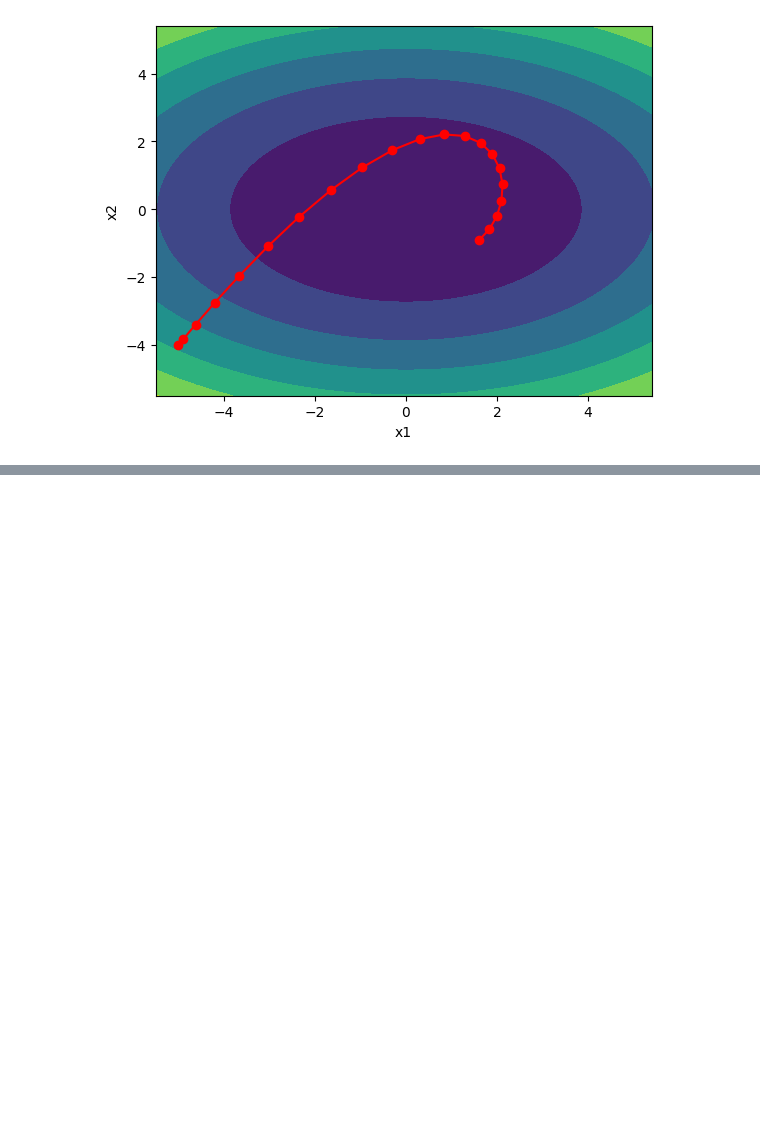
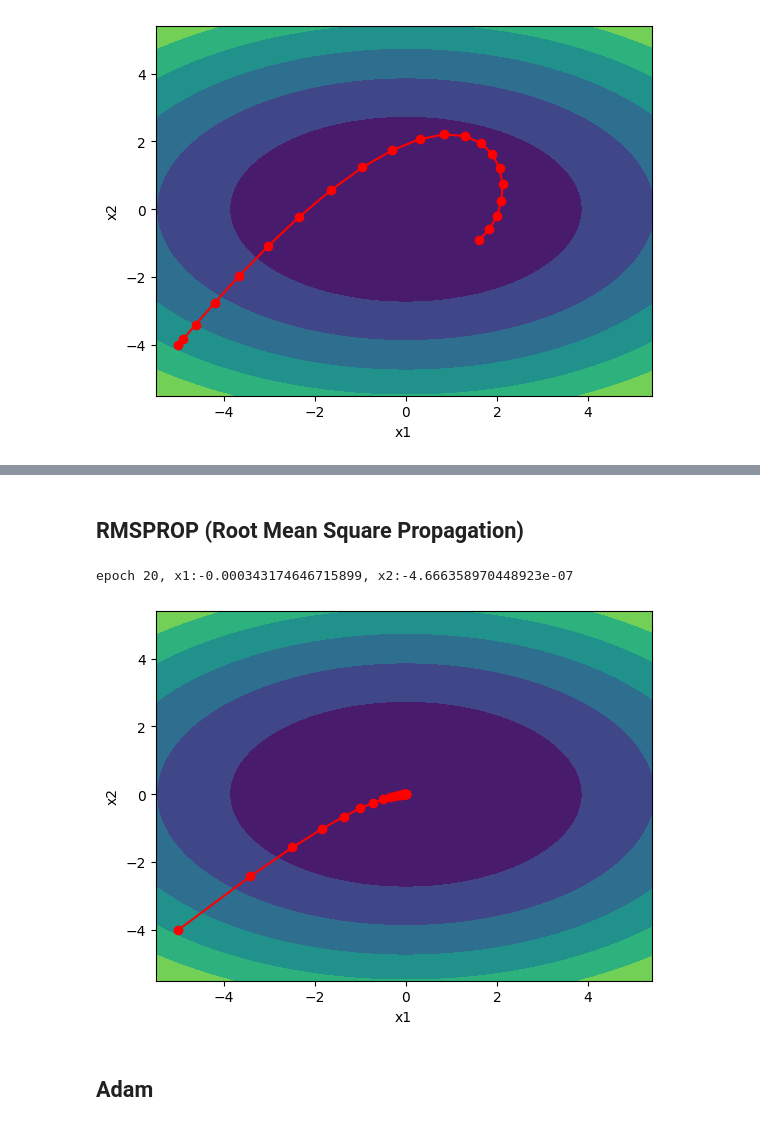
Before and after one commit to erfan-sadeghiii/Deep-Learning-exercises, a Jupyter notebook: 16_gradient_descent_optimizers.ipynb, the cells around one changed output, grey strips where cells are left out. Cells and saved outputs as stored; diff of their text form; code cells hidden in the pictures; blank space fills up the shorter version.

```diff
--- a/16_gradient_descent_optimizers.ipynb
+++ b/16_gradient_descent_optimizers.ipynb
@@ -156,0 +213,11 @@ epoch 20, x1:1.6148263020774718, x2:-0.8980800336432664
+# %% [markdown]
+## RMSPROP (Root Mean Square Propagation)
+# %%
+opt = Optimizers("constant")
+
+search_path(func, search(opt.rmsprop, func_grad,0.5))
+# %% [output]
+epoch 20, x1:-0.000343174646715899, x2:-4.666358970448923e-07
+[figure, added]
+# %% [markdown]
+## Adam
```
Also changed, not shown: parts of 6 cells of this notebook.
